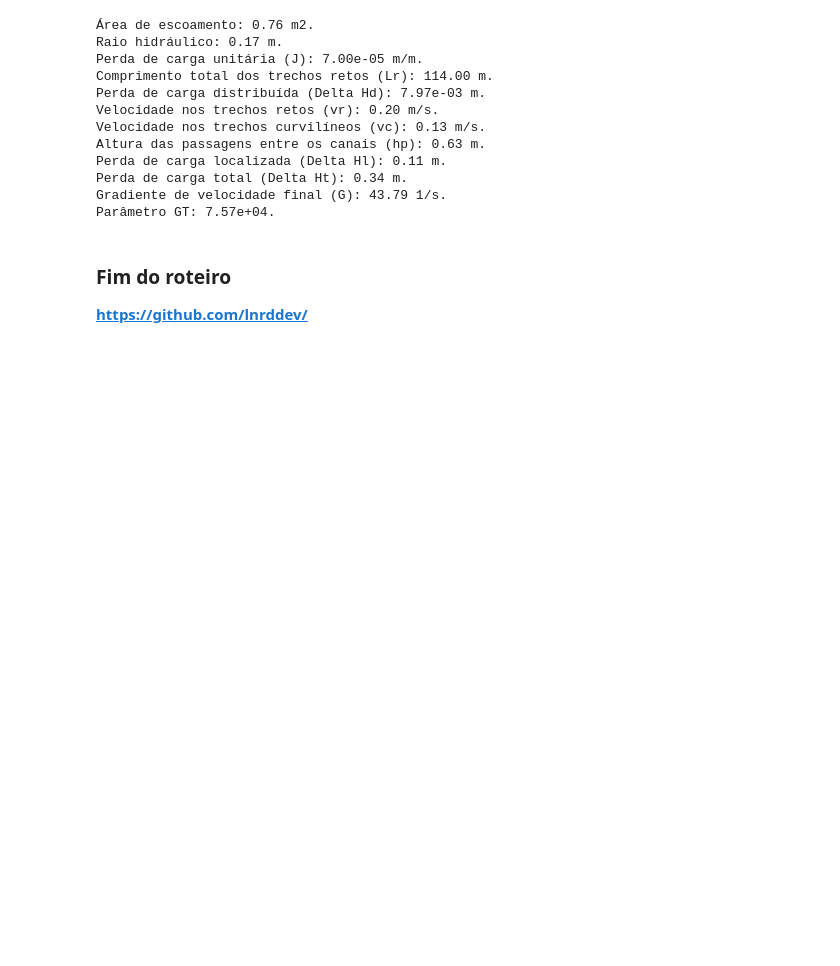
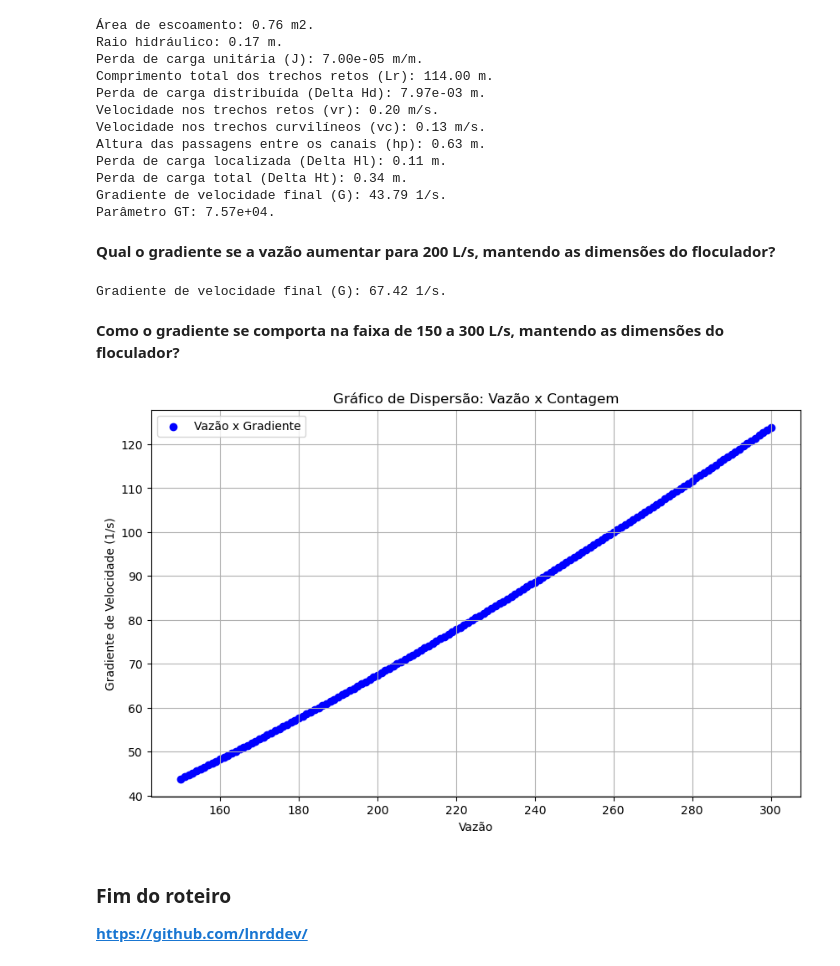
Before and after one commit to lnrddev/programacaonaengenharia, a Jupyter notebook: python_scripts/floculador_hidraulico_vertical.ipynb, the cells around one changed output. Drawn from its saved outputs; the diff is of its cells as text; code cells hidden in the pictures; blank space fills up the shorter version.

```diff
--- a/python_scripts/floculador_hidraulico_vertical.ipynb
+++ b/python_scripts/floculador_hidraulico_vertical.ipynb
@@ -145,6 +146,56 @@ Perda de carga localizada (Delta Hl): 0.11 m.
 Perda de carga total (Delta Ht): 0.34 m.
 Gradiente de velocidade final (G): 43.79 1/s.
 Parâmetro GT: 7.57e+04.
+# %% [markdown]
+**Qual o gradiente se a vazão aumentar para 200 L/s, mantendo as dimensões do floculador?**
+# %%
+vazao_nova = 200 # Vazãm em L/s.
+
+def gradiente_floc(vazao_nova, V, nc, Aesc, Rh, Lr, lcanal, espac, n_esp, g, Ro, mi):
+    TDH = (V/(vazao_nova/1000))/60 # TDH resultante do floculador.
+    TDHcanal = TDH/nc # TDH resultante em cada canal
+    J = (((vazao_nova/1000)*0.013)/(Aesc*(Rh**(2/3))))**2
+    delta_H_d = J*Lr
+    vr = (vazao_nova/1000)/(lcanal*espac)
+    vc = vr*(2/3)
+    delta_H_l = ((n_esp-1)*3.2*(vc**2))/(2*g)
+    delta_H_t = nc*(delta_H_d+delta_H_l)
+    Grad_final = math.sqrt((Ro*g*(vazao_nova/1000)*delta_H_t)/(mi*V))
+    GT = Grad_final*TDH*60
+    return Grad_final
+
+Grad_final_nova = gradiente_floc(vazao_nova, V, nc, Aesc, Rh, Lr, lcanal, espac, n_esp, g, Ro, mi)
+print(f"Gradiente de velocidade final (G): {Grad_final_nova:.2f} 1/s.")
+# %% [output]
+Gradiente de velocidade final (G): 67.42 1/s.
+# %% [markdown]
+**Como o gradiente se comporta na faixa de 150 a 300 L/s, mantendo as dimensões do floculador?**
+# %%
+vazao_menor = 150 # Vazão mínima em L/s.
+vazao_maior = 300 # Vazão máxima em L/s.
+
+# Criando listas para armazenar os dados
+vazoes = []
+gradientes = []
+
+for vazao in range(vazao_menor, vazao_maior+1):
+    Grad_final_nova = gradiente_floc(vazao, V, nc, Aesc, Rh, Lr, lcanal, espac, n_esp, g, Ro, mi)
+
+    # Adicionando os valores às listas
+    vazoes.append(vazao)
+    gradientes.append(Grad_final_nova)
+
+# Criando o gráfico de dispersão
+plt.figure(figsize=(10, 6))
+plt.scatter(vazoes, gradientes, color='blue', label='Vazão x Gradiente')
+plt.title('Gráfico de Dispersão: Vazão x Contagem')
+plt.xlabel('Vazão')
+plt.ylabel('Gradiente de Velocidade (1/s)')
+plt.legend()
+plt.grid(True)
+plt.show()
+# %% [output]
+[figure, added]
 # %% [markdown]
 ### Fim do roteiro
 **https://github.com/lnrddev/**
```
Also changed, not shown: parts of 1 cell of this notebook.
